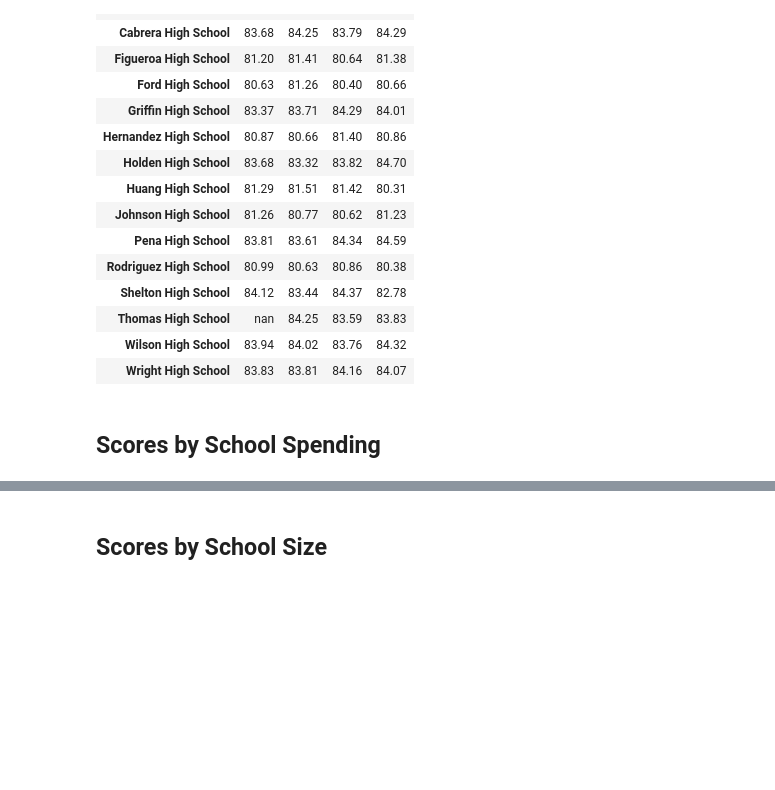
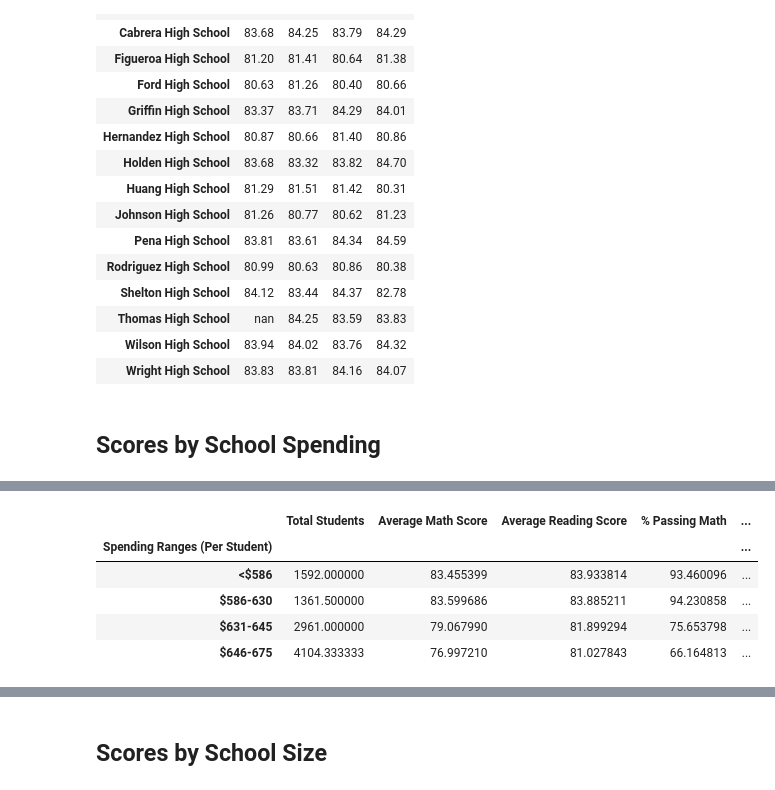
Before and after one commit to andrewykin/School_District_Analysis, a Jupyter notebook: PyCitySchools_Challenge.ipynb, the cells around one changed output, grey strips where cells are left out. Saved outputs shown, nothing was run; the diff lists cells and outputs as text; code cells hidden in the pictures; blank space fills up the shorter version.

```diff
--- a/PyCitySchools_Challenge.ipynb
+++ b/PyCitySchools_Challenge.ipynb
@@ -604,0 +692,20 @@ reading_score_by_grade_df
+# %%
+# Calculate averages for the desired columns.
+spending_math_scores = per_school_summary_df.groupby(["Spending Ranges (Per Student)"]).mean()["Average Math Score"]
+
+spending_reading_scores = per_school_summary_df.groupby(["Spending Ranges (Per Student)"]).mean()["Average Reading Score"]
+
+spending_passing_math = per_school_summary_df.groupby(["Spending Ranges (Per Student)"]).mean()["% Passing Math"]
+
+spending_passing_reading = per_school_summary_df.groupby(["Spending Ranges (Per Student)"]).mean()["% Passing Reading"]
+
+spending_overall_passing = per_school_summary_df.groupby(["Spending Ranges (Per Student)"]).mean()["% Overall Passing"]
+
+per_school_summary_df.groupby(["Spending Ranges (Per Student)"]).mean()
+# %% [output]
+|  | Total Students | Average Math Score | Average Reading Score | % Passing Math | ... |
+| Spending Ranges (Per Student) |  |  |  |  | ... |
+| <$586 | 1592.000000 | 83.455399 | 83.933814 | 93.460096 | ... |
+| $586-630 | 1361.500000 | 83.599686 | 83.885211 | 94.230858 | ... |
+| $631-645 | 2961.000000 | 79.067990 | 81.899294 | 75.653798 | ... |
+| $646-675 | 4104.333333 | 76.997210 | 81.027843 | 66.164813 | ... |
```
Also changed, not shown: parts of 25 cells of this notebook.
